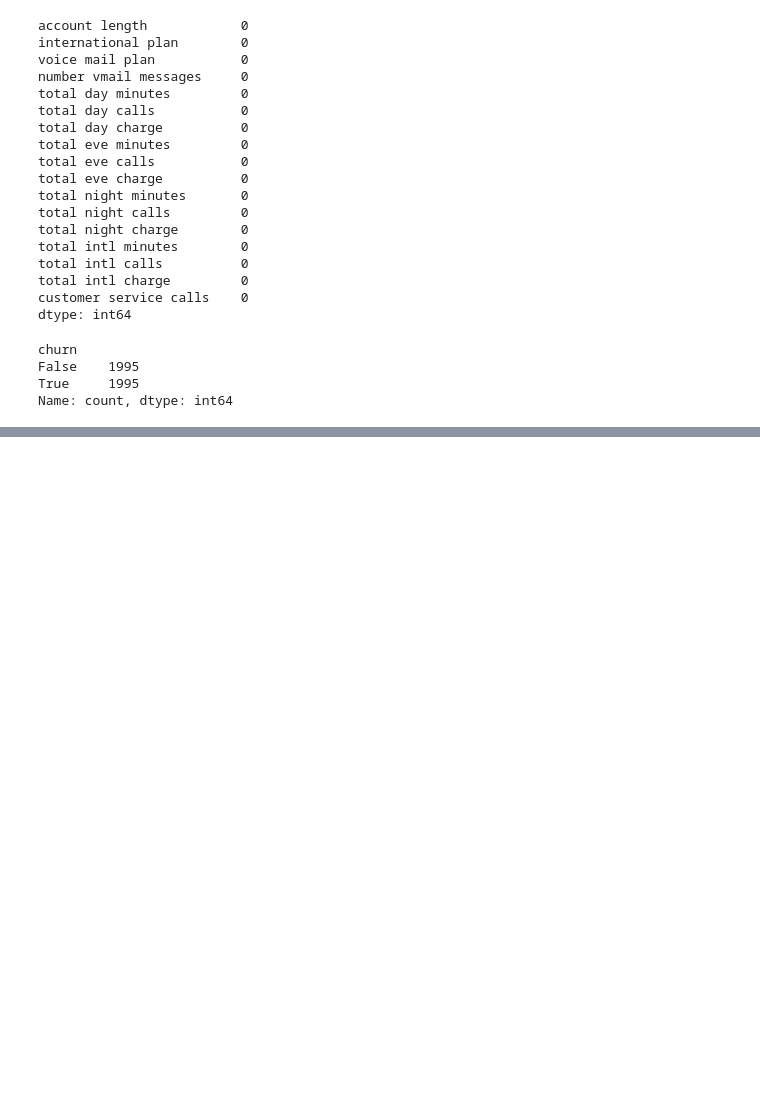
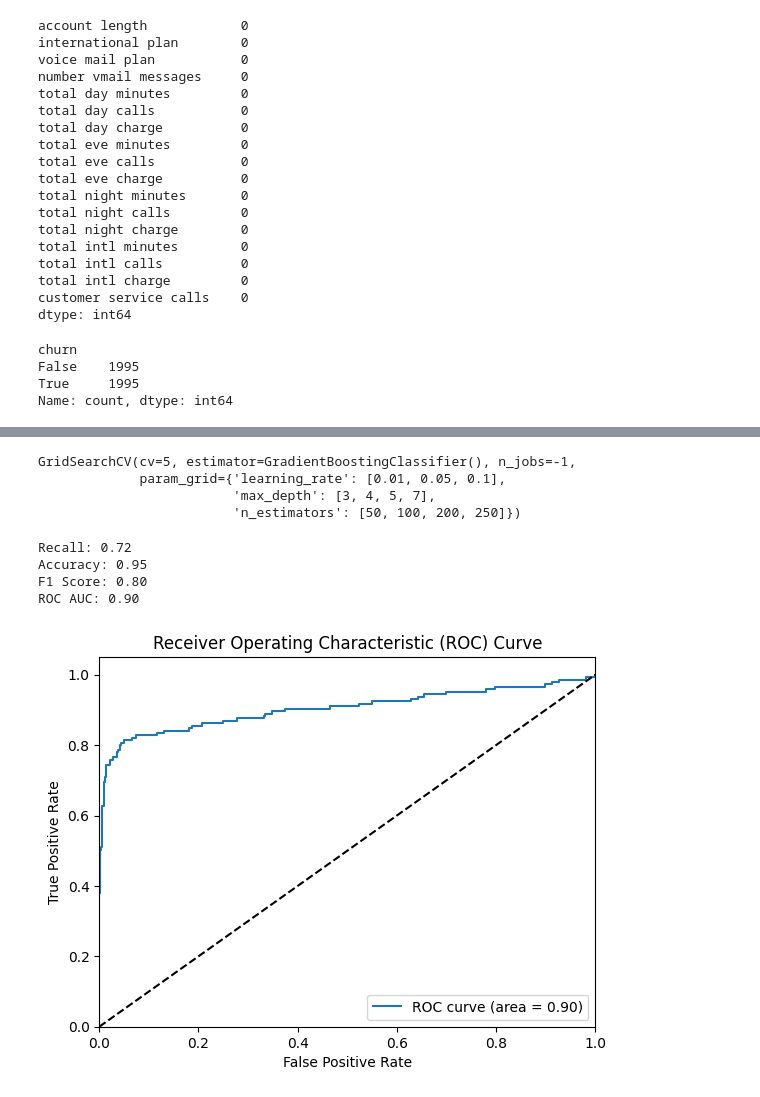
Before and after one commit to EdwinMwai/churn-analysis, a Jupyter notebook: churn.ipynb, the cells around one changed output, grey strips where cells are left out. Saved outputs shown, nothing was run; the diff lists cells and outputs as text; code cells hidden in the pictures; blank space fills up the shorter version.

```diff
--- a/churn.ipynb
+++ b/churn.ipynb
@@ -443,0 +598,53 @@ plt.show()
+# %%
+gb_classifier = GradientBoostingClassifier()
+param_grid = {
+    'n_estimators': [50, 100, 200, 250],
+    'learning_rate': [0.01, 0.05, 0.1],
+    'max_depth': [3, 4, 5, 7]
+}
+
+grid_search = GridSearchCV(estimator=gb_classifier, param_grid=param_grid, cv=5, n_jobs=-1)
+grid_search.fit(X_train_scaled_df, y_train)
+# %% [output]
+GridSearchCV(cv=5, estimator=GradientBoostingClassifier(), n_jobs=-1,
+             param_grid={'learning_rate': [0.01, 0.05, 0.1],
+                         'max_depth': [3, 4, 5, 7],
+                         'n_estimators': [50, 100, 200, 250]})
+# %%
+best_params = grid_search.best_params_
+
+best_classifier = grid_search.best_estimator_
+accuracy = best_classifier.score(X_test_scaled_df, y_test)
+# %%
+# Predict labels on test data
+y_pred = best_classifier.predict(X_test_scaled_df)
+
+# Calculate and print the metrics
+recall = recall_score(y_test, y_pred)
+accuracy = accuracy_score(y_test, y_pred)
+f_score = f1_score(y_test, y_pred)
+roc_auc = roc_auc_score(y_test, best_classifier.predict_proba(X_test_scaled_df)[:, 1])
+
+print("Recall: {:.2f}".format(recall))
+print("Accuracy: {:.2f}".format(accuracy))
+print("F1 Score: {:.2f}".format(f_score))
+print("ROC AUC: {:.2f}".format(roc_auc))
+
+# Plot ROC curve
+fpr, tpr, thresholds = roc_curve(y_test, best_classifier.predict_proba(X_test_scaled_df)[:, 1])
+plt.figure()
+plt.plot(fpr, tpr, label='ROC curve (area = {:.2f})'.format(roc_auc))
+plt.plot([0, 1], [0, 1], 'k--')
+plt.xlim([0.0, 1.0])
+plt.ylim([0.0, 1.05])
+plt.xlabel('False Positive Rate')
+plt.ylabel('True Positive Rate')
+plt.title('Receiver Operating Characteristic (ROC) Curve')
+plt.legend(loc="lower right")
+plt.show()
+# %% [output]
+Recall: 0.72
+Accuracy: 0.95
+F1 Score: 0.80
+ROC AUC: 0.90
+[figure, added]
```
Also changed, not shown: parts of 9 cells of this notebook.
